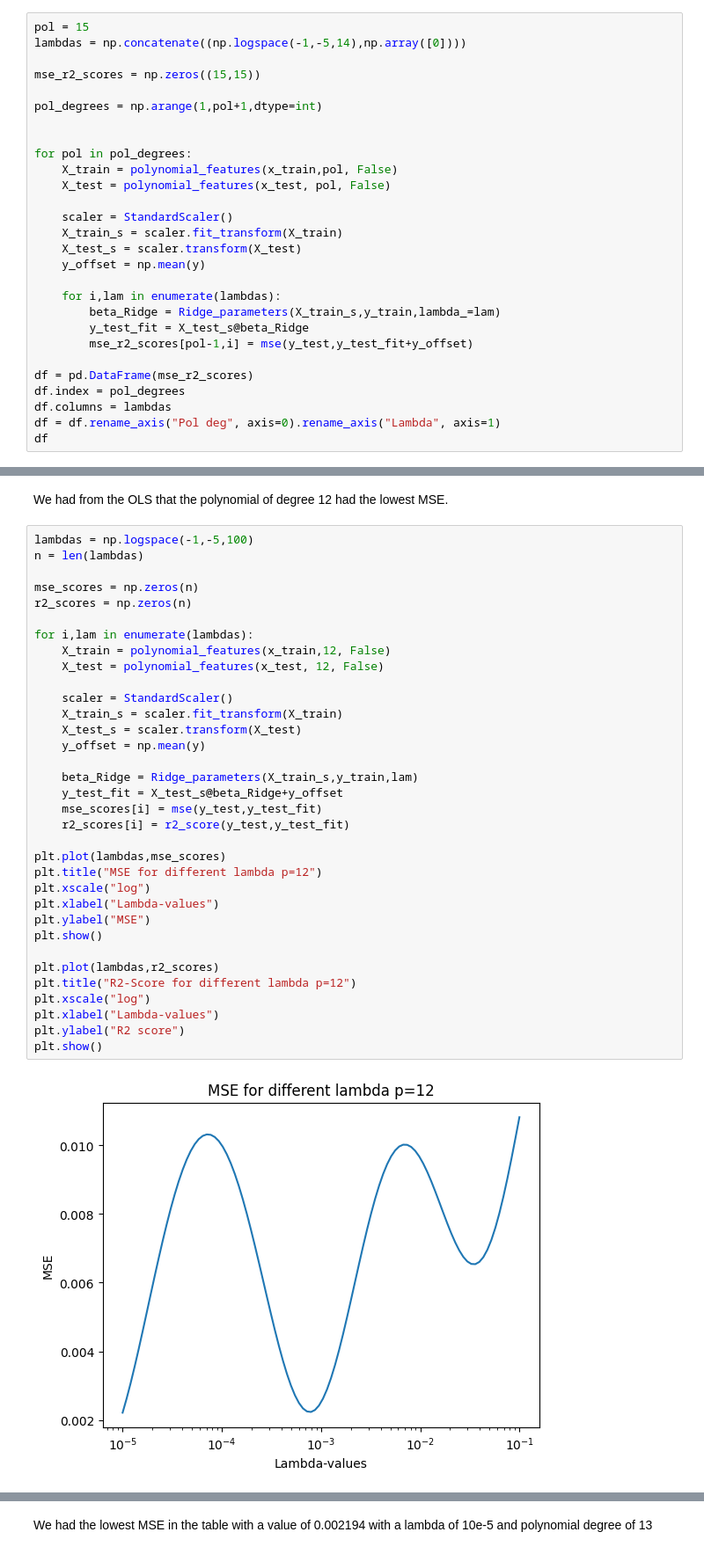
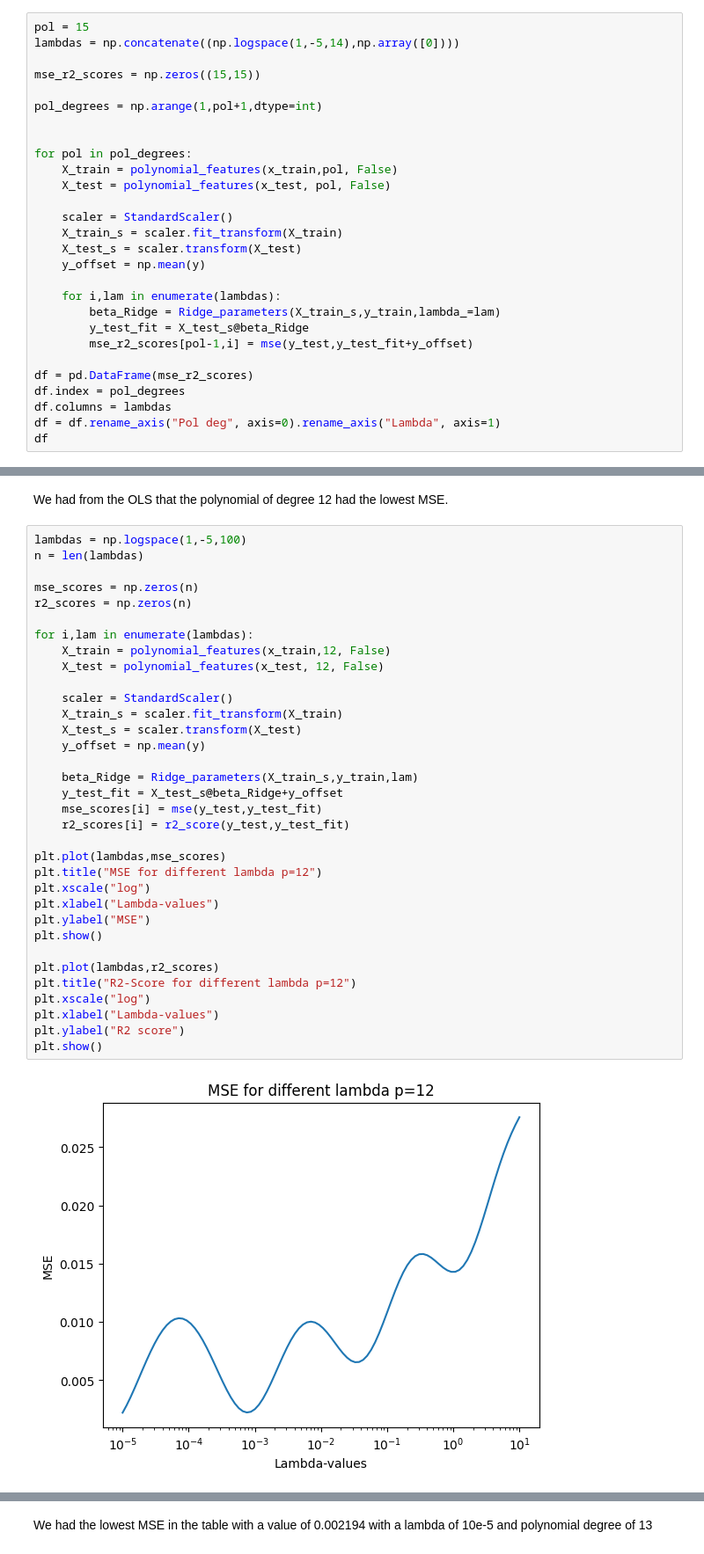
Before and after one commit to egil10/FYSSTK3155, a Jupyter notebook: PROJECT 1/Code/Exb.ipynb, the cells around one changed output, grey strips where cells are left out. Shown: that part at 88% size. Cells and saved outputs as stored; diff of their text form.

```diff
--- a/PROJECT 1/Code/Exb.ipynb
+++ b/PROJECT 1/Code/Exb.ipynb
@@ -37,7 +37,7 @@ The imported Ridge function has the parameters: [-0.03040265 -0.55497492  0.0334
 We can see that we get the same parameters
 # %%
 pol = 15
-lambdas = np.concatenate((np.logspace(-1,-5,14),np.array([0])))
+lambdas = np.concatenate((np.logspace(1,-5,14),np.array([0])))
 
 mse_r2_scores = np.zeros((15,15))
 
@@ -89,38 +89,38 @@ with open("table.tex", "w") as f:
 # %% [markdown]
 We had from the OLS that the polynomial of degree 12 had the lowest MSE.
 # %%
-lambdas = np.logspace(-1,-5,100)
+lambdas = np.logspace(1,-5,100)
 n = len(lambdas)
 
 mse_scores = np.zeros(n)
 r2_scores = np.zeros(n)
 
 for i,lam in enumerate(lambdas):
     X_train = polynomial_features(x_train,12, False)
     X_test = polynomial_features(x_test, 12, False)
 
     scaler = StandardScaler()
     X_train_s = scaler.fit_transform(X_train)
     X_test_s = scaler.transform(X_test)
     y_offset = np.mean(y)
 
     beta_Ridge = Ridge_parameters(X_train_s,y_train,lam)
     y_test_fit = X_test_s@beta_Ridge+y_offset
     mse_scores[i] = mse(y_test,y_test_fit)
     r2_scores[i] = r2_score(y_test,y_test_fit)
 
 plt.plot(lambdas,mse_scores)
 plt.title("MSE for different lambda p=12")
 plt.xscale("log")
 plt.xlabel("Lambda-values")
 plt.ylabel("MSE")
 plt.show()
 
 plt.plot(lambdas,r2_scores)
 plt.title("R2-Score for different lambda p=12")
 plt.xscale("log")
 plt.xlabel("Lambda-values")
 plt.ylabel("R2 score")
 plt.show()
 # %% [output]
-[figure, old version]
+[figure, new version]
```
Also changed, not shown: parts of 5 cells of this notebook, 3 other files.
